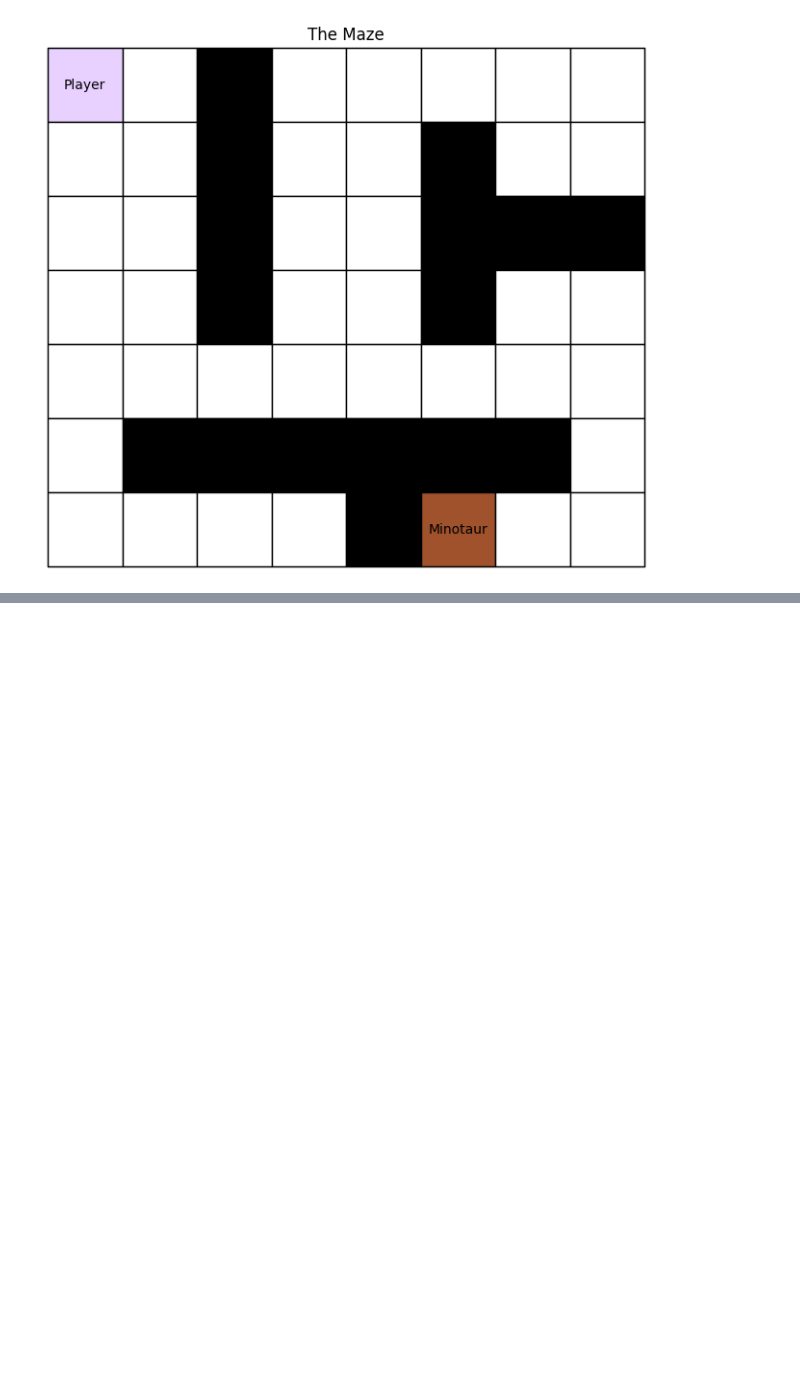
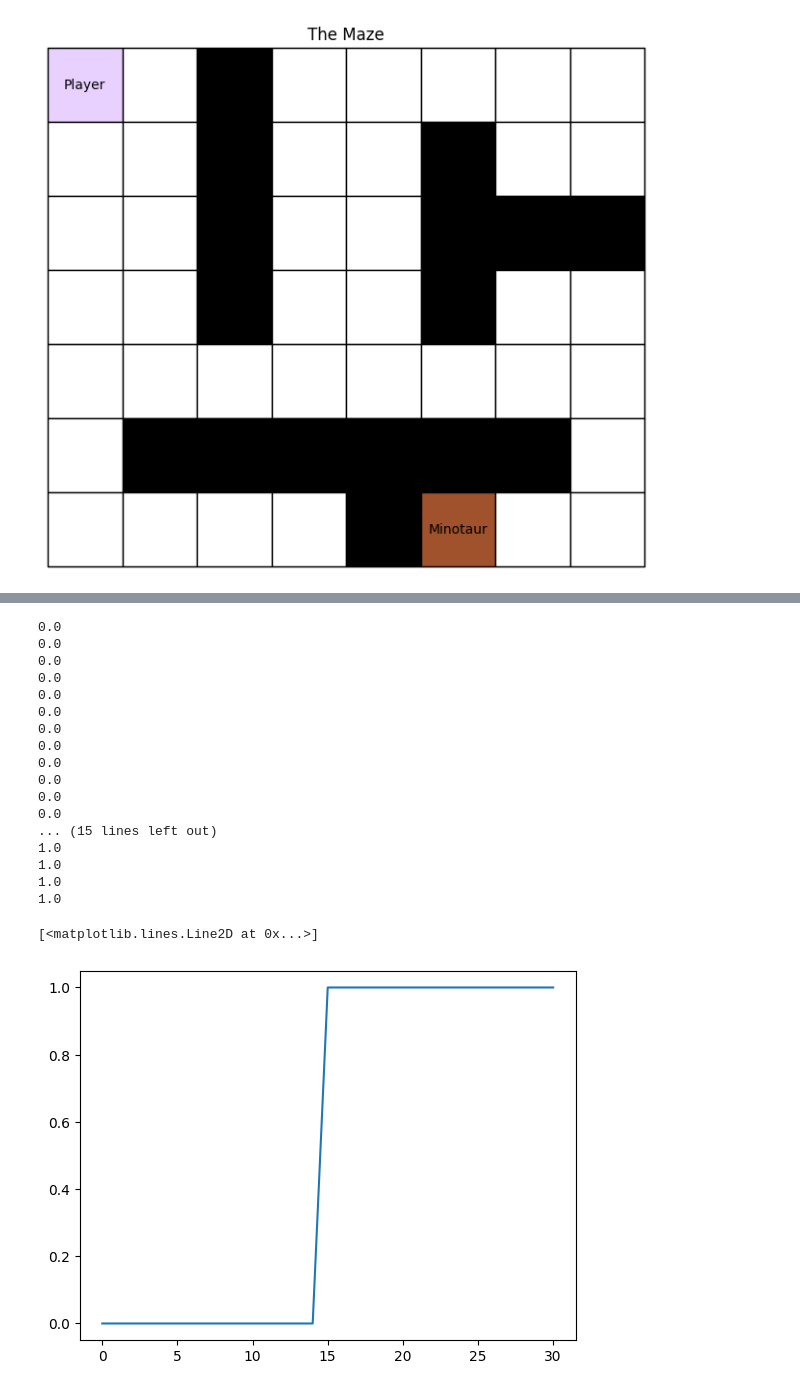
Before and after one commit to tawsiislam/RL_labs, a Jupyter notebook: lab1/lab1_pure.ipynb, the cells around one changed output, grey strips where cells are left out. Cells and saved outputs as stored; diff of their text form; code cells hidden in the pictures; blank space fills up the shorter version.

```diff
--- a/lab1/lab1_pure.ipynb
+++ b/lab1/lab1_pure.ipynb
@@ -34,0 +35,37 @@ print(path)
+# %%
+import matplotlib.pyplot as plt
+n = 10000
+ps = []
+for t in range(31):
+    V, policy= mz.dynamic_programming(env,t)
+    success = 0
+    method = 'DynProg'
+    start  = ((0, 0),(6, 5))
+    for _ in range(n):
+        path = env.simulate(start, policy, method);
+        if path[-1][0] == (6, 5):
+            success += 1
+    print(success / n)
+    ps.append(success/n)
+
+plt.plot(ps)
+# %% [output]
+0.0
+0.0
+0.0
+0.0
+0.0
+0.0
+0.0
+0.0
+0.0
+0.0
+0.0
+0.0
+... (15 lines left out)
+1.0
+1.0
+1.0
+1.0
+[<matplotlib.lines.Line2D at 0x...>]
+[figure, added]
```
Also changed, not shown: parts of 1 cell of this notebook, 2 other files.
